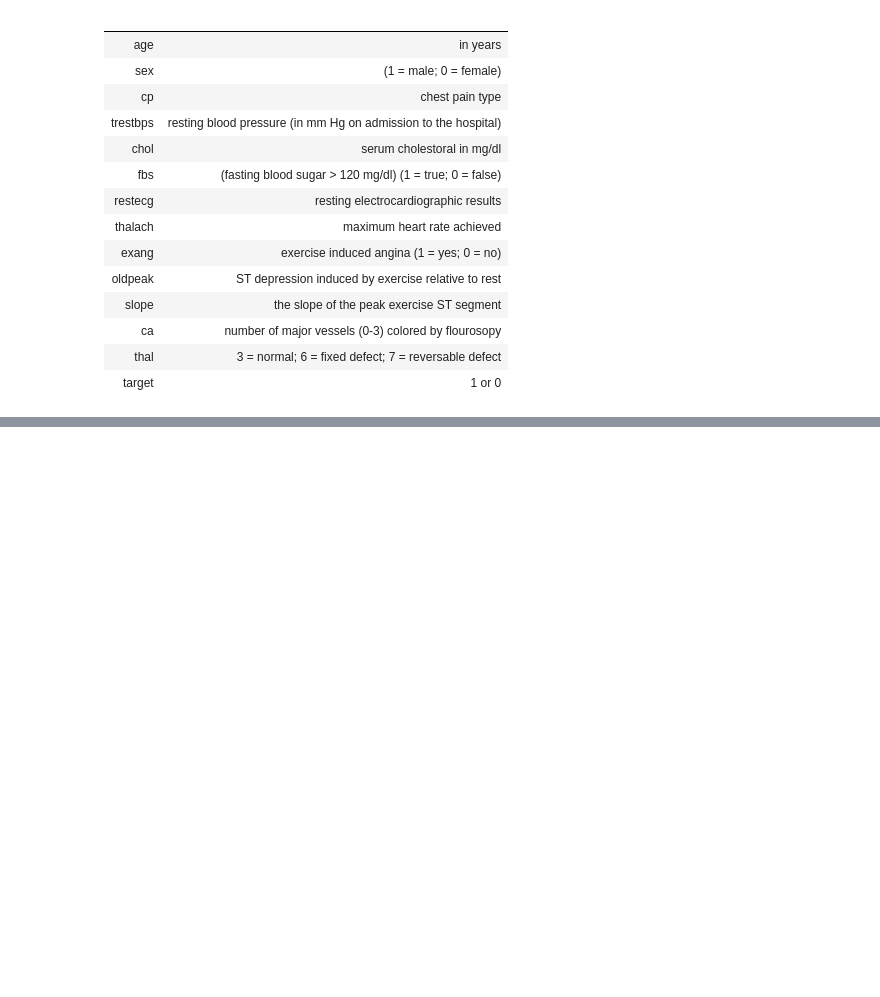
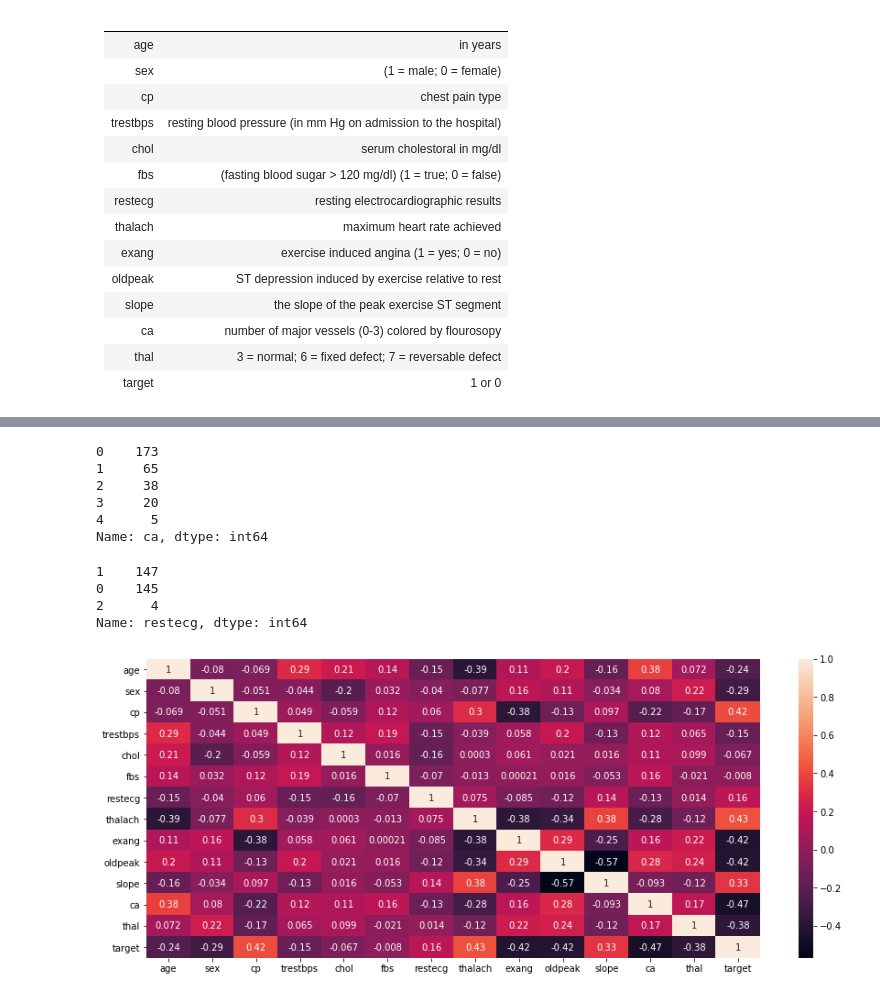
Before and after one commit to prerit2010/heartDiseasePrediction, a Jupyter notebook: model.ipynb, the cells around one changed output, grey strips where cells are left out. Cells and saved outputs as stored; diff of their text form; code cells hidden in the pictures; blank space fills up the shorter version.

```diff
--- a/model.ipynb
+++ b/model.ipynb
@@ -52,0 +70,9 @@ df
+# %%
+df['ca'].value_counts()
+# %% [output]
+0    173
+1     65
+2     38
+3     20
+4      5
+Name: ca, dtype: int64
@@ -52,0 +81,7 @@ df
+# %%
+df['restecg'].value_counts()
+# %% [output]
+1    147
+0    145
+2      4
+Name: restecg, dtype: int64
@@ -52,0 +90,9 @@ df
+# %%
+corrMatrix = df.corr()
+plt.subplots(figsize=(15,6))
+sns.heatmap(corrMatrix, annot=True)
+# plt.figure(figsize=(30,10))
+# fig, ax = plt.subplots(figsize=(40,20))
+plt.show()
+# %% [output]
+[figure, added]
```
Also changed, not shown: parts of 28 cells of this notebook.
